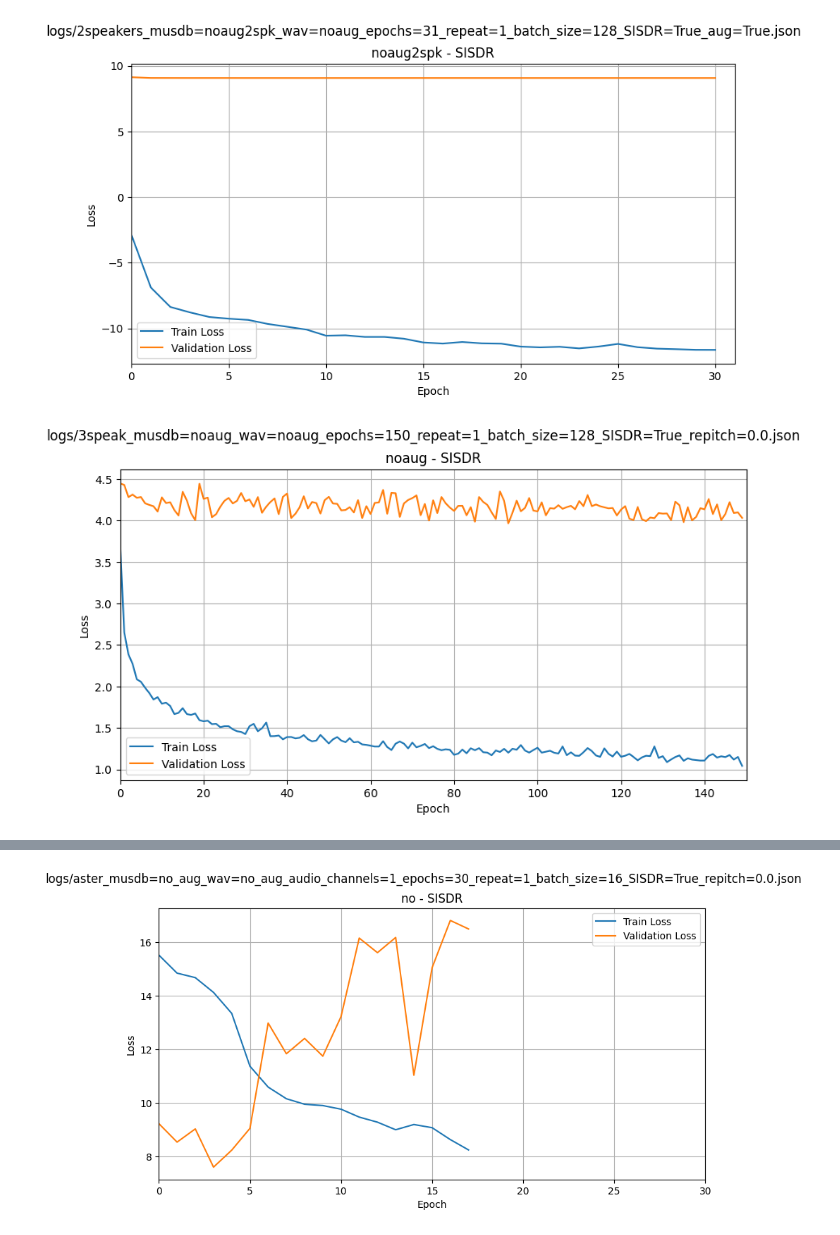
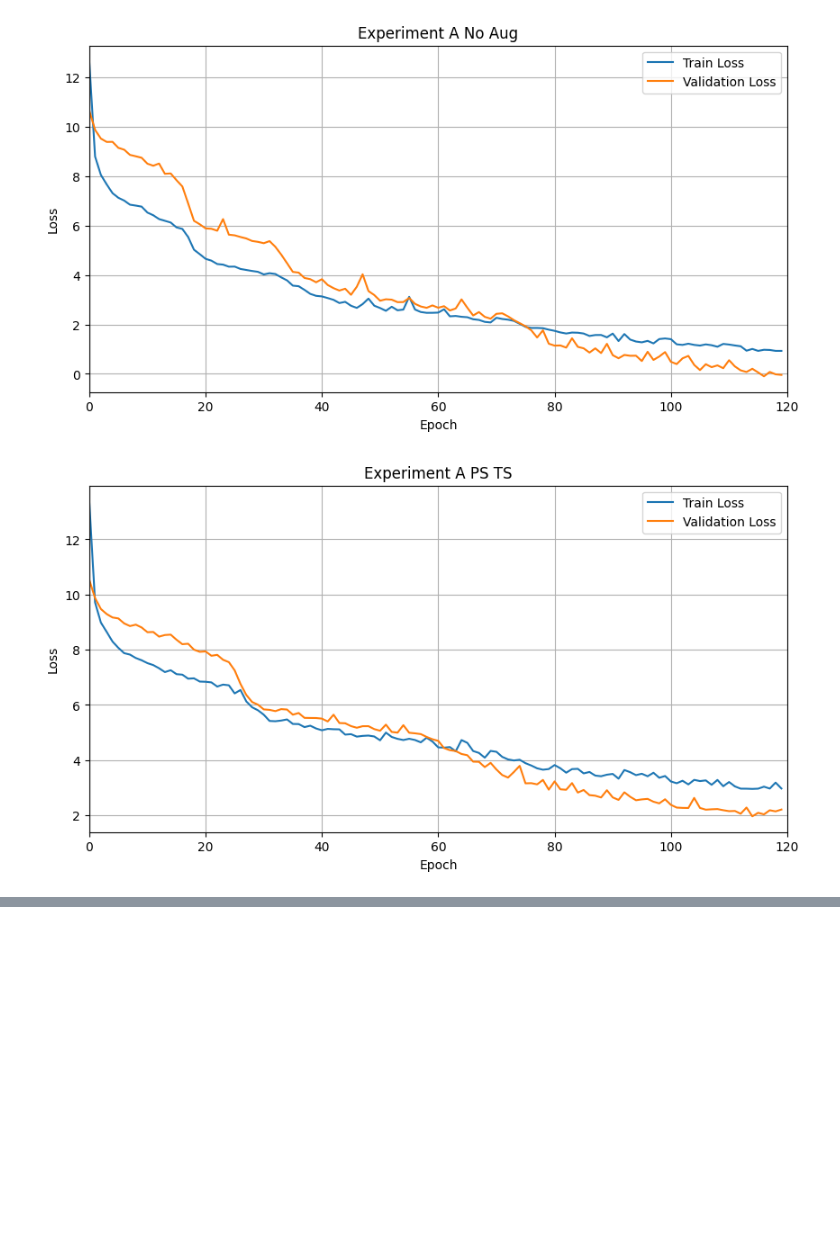
Before and after one commit to mp-smc23/demucs-v2-ps-ts, a Jupyter notebook: plot_training.ipynb, the cells around one changed output, grey strips where cells are left out. Saved outputs shown, nothing was run; the diff lists cells and outputs as text; code cells hidden in the pictures; blank space fills up the shorter version.

Commit message:
Models Eval

```diff
--- a/plot_training.ipynb
+++ b/plot_training.ipynb
@@ -6,22 +53,13 @@ import glob
 # %%
-dfs = []
+dfs_train = []
 # for each json file in logs folder
 files = sorted(glob.glob('logs/*.json'))
 for filename in files:
-    # read the json file
     df = pd.read_json(filename)
-    # parse filename to extract parameters
-    params = filename.split('/')[-1].replace('.json', '').split('_')
-    parsed_params = {param.split('=')[0]: param.split('=')[1] for param in params if '=' in param}
+    param_str = filename.split('/')[-1].replace('.json', '')
+    parameters = parse_name(param_str)
+    df = add_model_params(df, parameters)
+    dfs_train.append(df)
 
-    # add parameters to the dataframe
-    df['data'] = parsed_params['musdb']
-    df['epochs'] = parsed_params['epochs']
-    df['loss'] = list(parsed_params.keys())[-2]
-    df['filename'] = filename
-    print(parsed_params)
-
-    dfs.append(df)
-
-dfs[0]
+dfs_train[0]
 # %% [output]
@@ -67,15 +84,14 @@ def plot_trainig(df):
     plt.plot(df['valid'], label='Validation Loss')
     plt.xlabel('Epoch')
     plt.ylabel('Loss')
-    plt.title(f'{df["data"].iloc[0]} - {df["loss"].iloc[0]}')
-    plt.suptitle(f'{df["filename"].iloc[0]}')
+    plt.title(f'{df["experiment"].iloc[0]}')
     plt.legend()
     plt.grid()
     plt.xlim(0, int(df['epochs'].iloc[0]))
     plt.show()
 # %%
-for df in dfs:
+for df in dfs_train:
     plot_trainig(df)
 # %% [output]
-[figure, old version]
+[figure, new version]
-[figure, old version]
+[figure, new version]
@@ -85 +99,0 @@ for df in dfs:
-[figure, removed]
```
Also changed, not shown: parts of 4 cells of this notebook, 9 other files.
